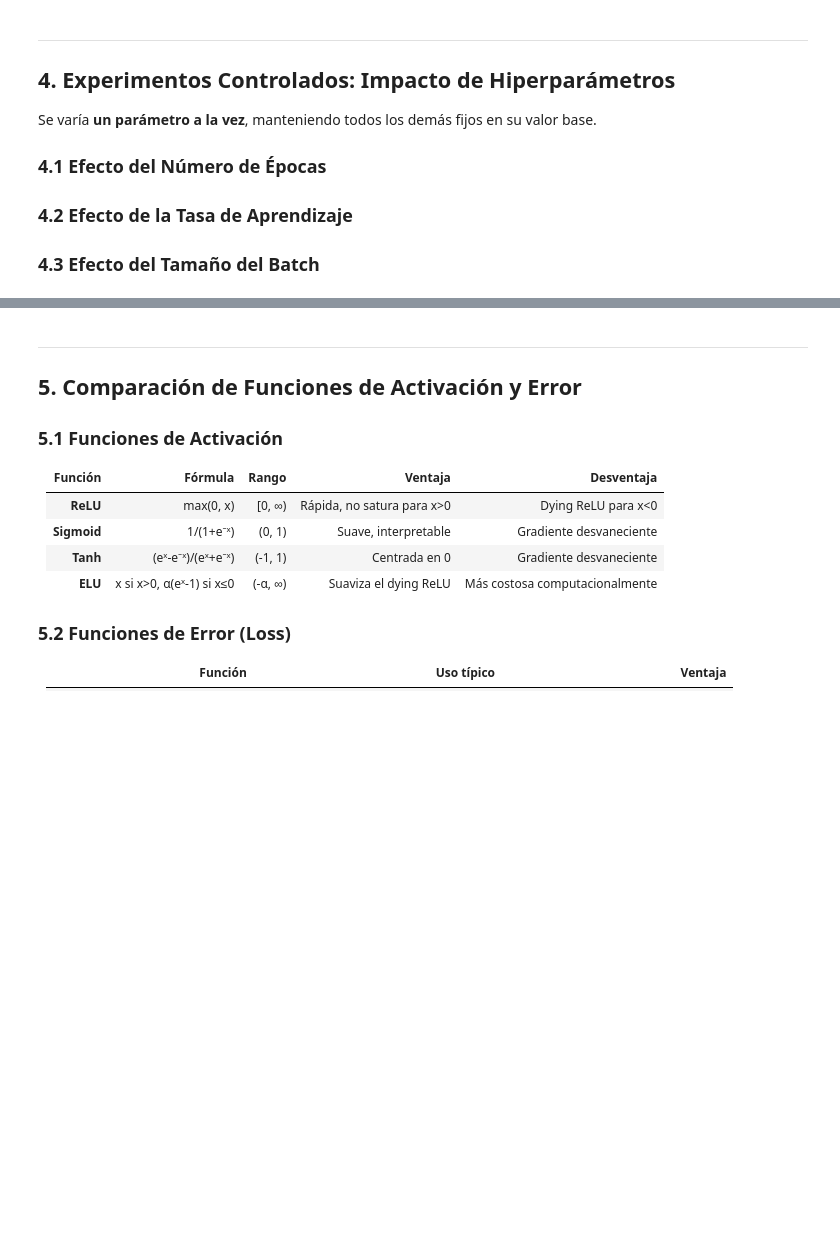
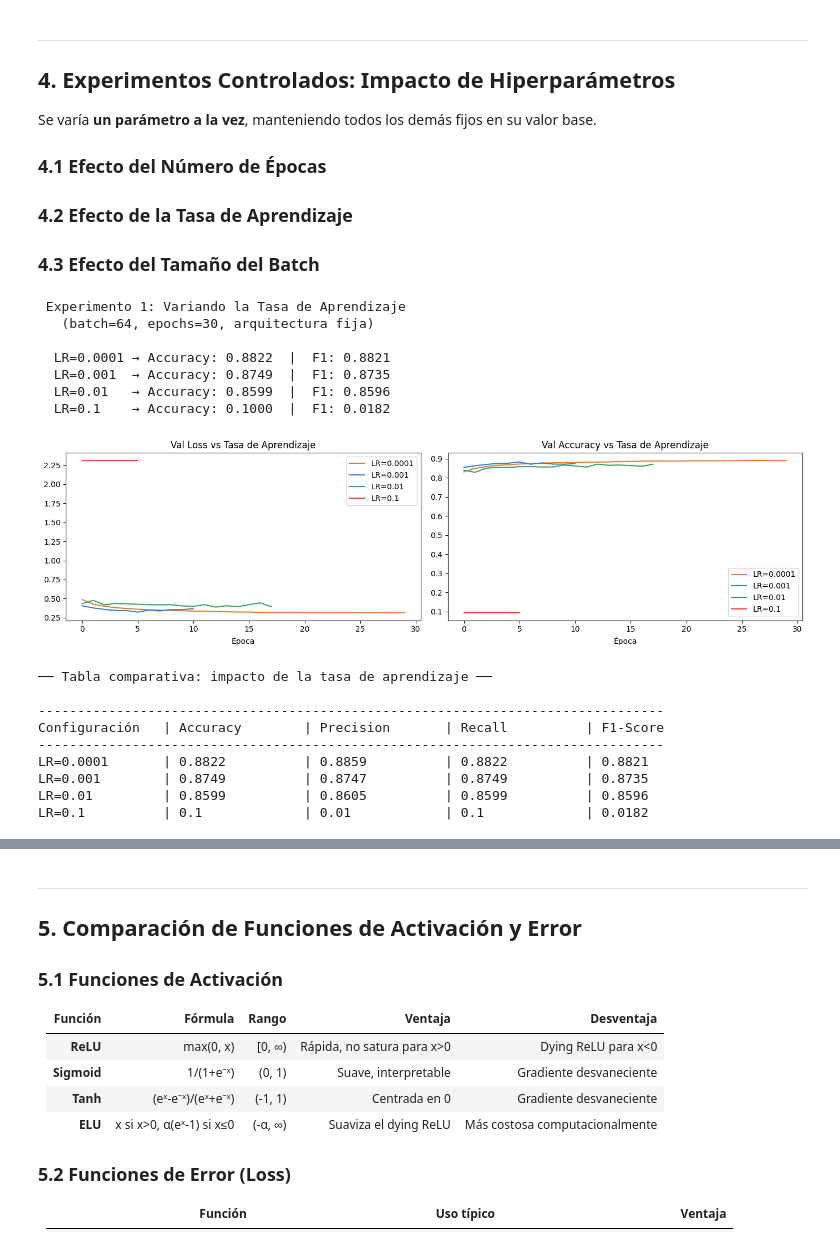
Before and after one commit to pancrasio0/Ev1_deeplearning, a Jupyter notebook: DLY0100_Evaluacion_Parcial1_FashionMNIST.ipynb, the cells around one changed output, grey strips where cells are left out. Cells and saved outputs as stored; diff of their text form; code cells hidden in the pictures; blank space fills up the shorter version.

```diff
--- a/DLY0100_Evaluacion_Parcial1_FashionMNIST.ipynb
+++ b/DLY0100_Evaluacion_Parcial1_FashionMNIST.ipynb
@@ -266,40 +314,58 @@ Se varía **un parámetro a la vez**, manteniendo todos los demás fijos en su v
 ### 4.2 Efecto de la Tasa de Aprendizaje
 ### 4.3 Efecto del Tamaño del Batch
 # %%
-# ── Experimento 1: Tasa de Aprendizaje ───────────────────────────────────────
+# Experimento 1: Tasa de Aprendizaje
 print(' Experimento 1: Variando la Tasa de Aprendizaje')
 print('   (batch=64, epochs=30, arquitectura fija)\n')
 
-lr_values = [1e-4, 1e-3, 1e-2, 1e-1]
+lr_values = [0.0001, 0.001, 0.01, 0.1]
 lr_results = []
 lr_histories = {}
 
 for lr in lr_values:
     m = build_mlp(learning_rate=lr)
     h = train_model(m, X_train, y_train_f, X_val, y_val, epochs=30, batch_size=64)
     met, _ = get_metrics(m, X_test_flat, y_test, f'LR={lr}')
     lr_results.append(met)
     lr_histories[lr] = h
     print(f'  LR={lr:<6} → Accuracy: {met["Accuracy"]:.4f}  |  F1: {met["F1-Score"]:.4f}')
 
 # Gráfico comparativo de val_accuracy para cada LR
 fig, axes = plt.subplots(1, 2, figsize=(14, 4))
 colors = ['#e07b39', '#3182ce', '#38a169', '#e53e3e']
 for i, (lr, h) in enumerate(lr_histories.items()):
     axes[0].plot(h.history['val_loss'],     label=f'LR={lr}', color=colors[i])
     axes[1].plot(h.history['val_accuracy'], label=f'LR={lr}', color=colors[i])
 
 axes[0].set_title('Val Loss vs Tasa de Aprendizaje')
 axes[0].set_xlabel('Época'); axes[0].legend()
 axes[1].set_title('Val Accuracy vs Tasa de Aprendizaje')
 axes[1].set_xlabel('Época'); axes[1].legend()
 plt.tight_layout(); plt.show()
 
-print('\n── Tabla comparativa: impacto de la tasa de aprendizaje ──')
+print('\nTabla comparativa: impacto de la tasa de aprendizaje')
 print('\n' + '-'*80)
 keys = lr_results[0].keys()
 print(' | '.join([f'{k:<15}' for k in keys]))
 print('-'*80)
 for row in lr_results:
     print(' | '.join([f'{str(row[k]):<15}' for k in keys]))
+# %% [output]
+ Experimento 1: Variando la Tasa de Aprendizaje
+   (batch=64, epochs=30, arquitectura fija)
+
+  LR=0.0001 → Accuracy: 0.8822  |  F1: 0.8821
+  LR=0.001  → Accuracy: 0.8749  |  F1: 0.8735
+  LR=0.01   → Accuracy: 0.8599  |  F1: 0.8596
+  LR=0.1    → Accuracy: 0.1000  |  F1: 0.0182
+[figure, added]
+── Tabla comparativa: impacto de la tasa de aprendizaje ──
+
+--------------------------------------------------------------------------------
+Configuración   | Accuracy        | Precision       | Recall          | F1-Score
+--------------------------------------------------------------------------------
+LR=0.0001       | 0.8822          | 0.8859          | 0.8822          | 0.8821
+LR=0.001        | 0.8749          | 0.8747          | 0.8749          | 0.8735
+LR=0.01         | 0.8599          | 0.8605          | 0.8599          | 0.8596
+LR=0.1          | 0.1             | 0.01            | 0.1             | 0.0182
 # %%
```
Also changed, not shown: parts of 20 cells of this notebook.
